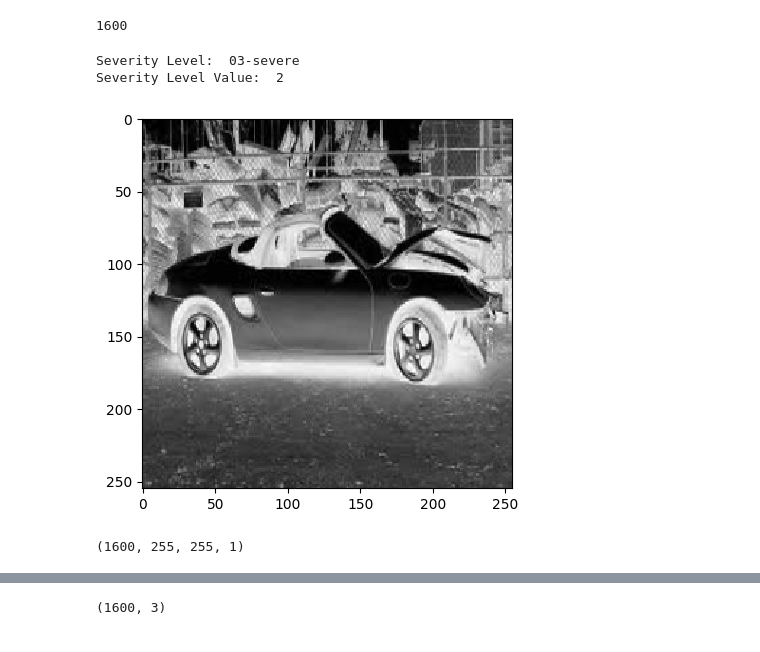
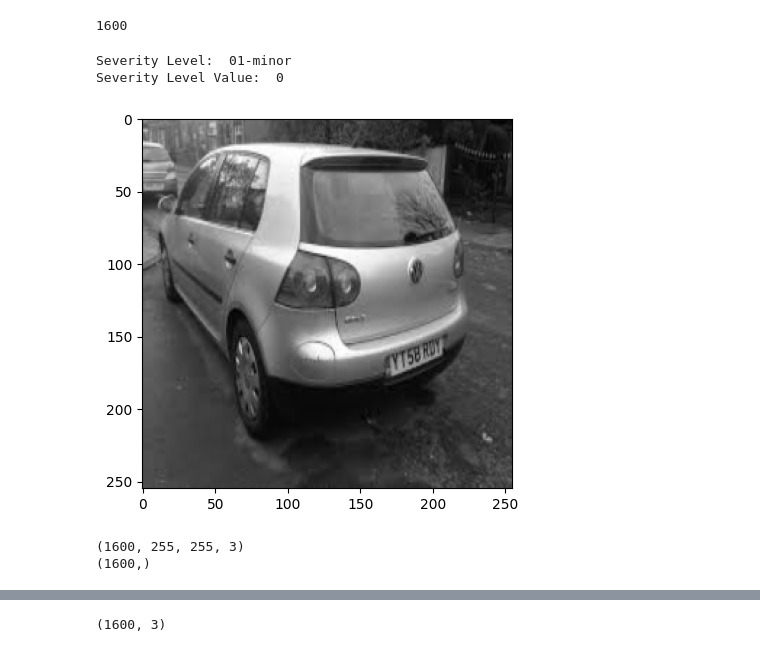
Before and after one commit to fbastos231/car-damage-assessment, a Jupyter notebook: code/Main_final_Grey.ipynb, the cells around one changed output, grey strips where cells are left out. Cells and saved outputs as stored; diff of their text form; code cells hidden in the pictures.

```diff
--- a/code/Main_final_Grey.ipynb
+++ b/code/Main_final_Grey.ipynb
@@ -59,32 +63,34 @@ for values, level in enumerate(severity_levels):
     for image_path in glob.glob(os.path.join(train_dir, level, '*')):
         img = cv2.imread(image_path)  # Read image
         img_resized = cv2.resize(img, (255, 255))  # Resize image
-        img_gray_scale = tf.image.rgb_to_grayscale(img_resized)
+        img_gray_scale = cv2.cvtColor(cv2.cvtColor(img_resized, cv2.COLOR_BGR2GRAY),cv2.COLOR_BGR2RGB)
         images.append(img_gray_scale)  # Append resized image
         labels.append(level)
         labels_values.append(values)
     for image_path in glob.glob(os.path.join(testing_dir, level, '*')):
         img = cv2.imread(image_path)  # Read image
         img_resized = cv2.resize(img, (255, 255))  # Resize image
-        img_gray_scale = tf.image.rgb_to_grayscale(img_resized)
+        img_gray_scale = cv2.cvtColor(cv2.cvtColor(img_resized, cv2.COLOR_BGR2GRAY),cv2.COLOR_BGR2RGB)
         images.append(img_gray_scale)  # Append resized image
         labels.append(level)
         labels_values.append(values)
 # %%
-sample_number = 1400
-plt.imshow(images[sample_number], cmap=plt.cm.gray_r, interpolation='nearest')
+sample_number = 350
+plt.imshow(images[sample_number])
 print(f'Severity Level: ',labels[sample_number])
 print(f'Severity Level Value: ',labels_values[sample_number])
 # %% [output]
-Severity Level:  03-severe
-Severity Level Value:  2
+Severity Level:  01-minor
+Severity Level Value:  0
-[figure, old version]
+[figure, new version]
 # %%
 # Convert lists to numpy arrays
 images = np.asarray(images, dtype='float32')
 labels = np.array(labels)
 labels_values = np.asarray(labels_values, dtype='int32')
 # %%
-images.shape
+print(images.shape)
+print(labels_values.shape)
 # %% [output]
-(1600, 255, 255, 1)
+(1600, 255, 255, 3)
+(1600,)
```
Also changed, not shown: parts of 15 cells of this notebook, 44 other files.
